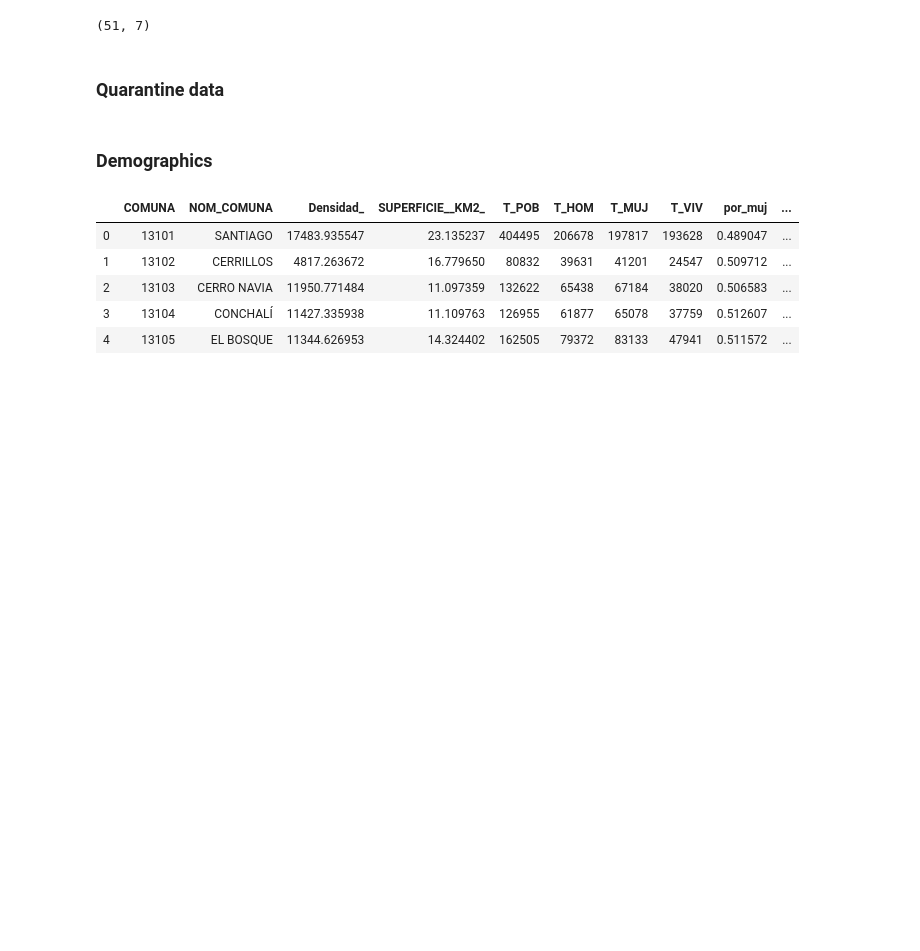
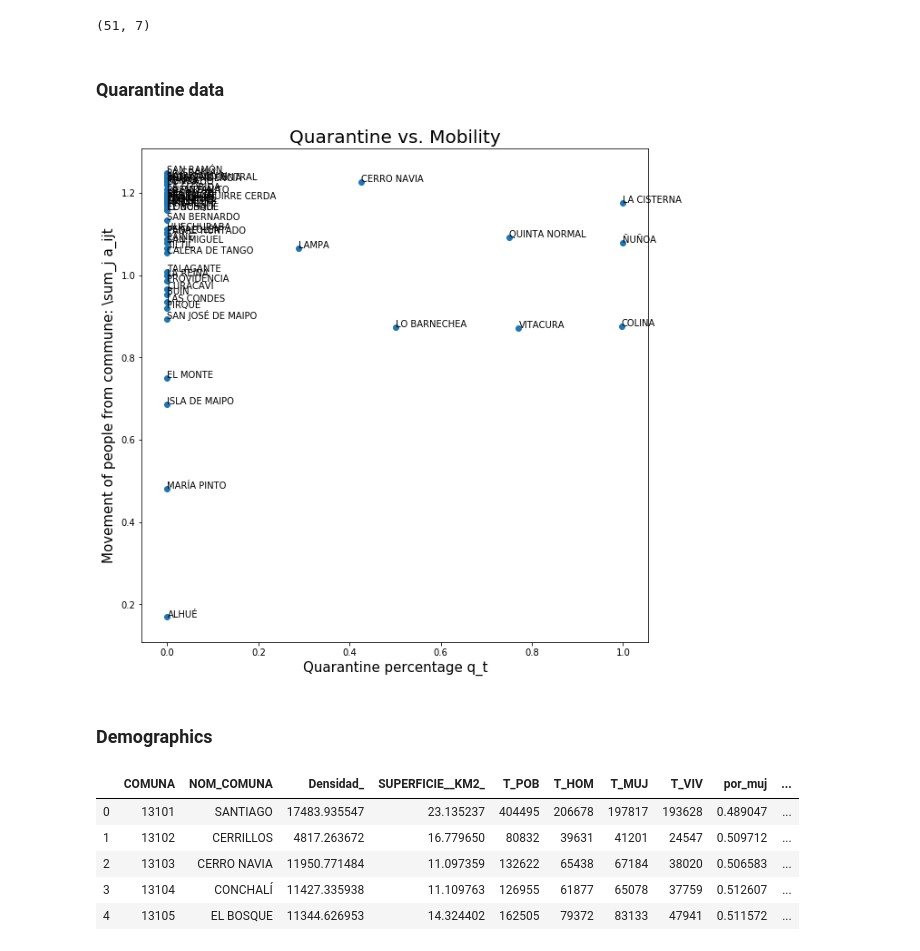
Before and after one commit to gweintra/covid19, a Jupyter notebook: ml_models.ipynb, the cells around one changed output. Drawn from its saved outputs; the diff is of its cells as text; code cells hidden in the pictures; blank space fills up the shorter version.

```diff
--- a/ml_models.ipynb
+++ b/ml_models.ipynb
@@ -21,8 +21,8 @@ df_mob1 = pd.read_csv(path + "od_zones_weeks_20200301.enc.csv")
 df_mob2 = pd.read_csv(path + "od_zones_weeks_20200401.enc.csv")
 df_mob = pd.concat([df_mob1, df_mob2])
 # %%
-normalize = False
-# normalize = True
+# normalize = False
+normalize = True
 log_trick = False
 # log_trick = True
 differences = False
@@ -302,26 +302,27 @@ df_q.dropna().sort_values("comuna")
 
 q = df_q.drop("comuna",1).to_numpy()
 # %%
-# B = A[:,:,mob_t:]
-# d = q[:,:epid_t]
-# cp = com_pop[:,mob_t:]
+B = A[:,:,mob_t:]
+d = q[:,:epid_t]
+cp = com_pop[:,mob_t:]
 
-# r = 4
-# # at = np.diag(B[:,:,r])
-# at = np.dot(B[:,:,r],np.ones(N))
-# dt = d[:,r]
+r = 4
+# at = np.diag(B[:,:,r])
+at = np.dot(B[:,:,r],np.ones(N))
+dt = d[:,r]
 
-# fig, ax = plt.subplots(figsize=(10,10))
-# ax.scatter(dt, at)
-# for i in range(dt.shape[0]):
-#     if com_pop[i,t] > 0:
-#         name = dict_com_sid_com_info[i][1]
-#         point = [dt[i],at[i]]
-#         ax.text(dt[i], at[i], name)
-# ax.set_title('Quarantine vs. Mobility', size = 20)
-# ax.set_xlabel('Quarantine percentage q_t', size = 15)
-# ax.set_ylabel('Movement of people from commune: \sum_j a_ijt', size = 15)
-# plt.show()
+fig, ax = plt.subplots(figsize=(10,10))
+ax.scatter(dt, at)
+for i in range(dt.shape[0]):
+    name = dict_com_sid_com_info[i][1]
+    point = [dt[i],at[i]]
+    ax.text(dt[i], at[i], name)
+ax.set_title('Quarantine vs. Mobility', size = 20)
+ax.set_xlabel('Quarantine percentage q_t', size = 15)
+ax.set_ylabel('Movement of people from commune: \sum_j a_ijt', size = 15)
+plt.show()
+# %% [output]
+[figure, added]
 # %% [markdown]
 ### Demographics
 # %%
```
